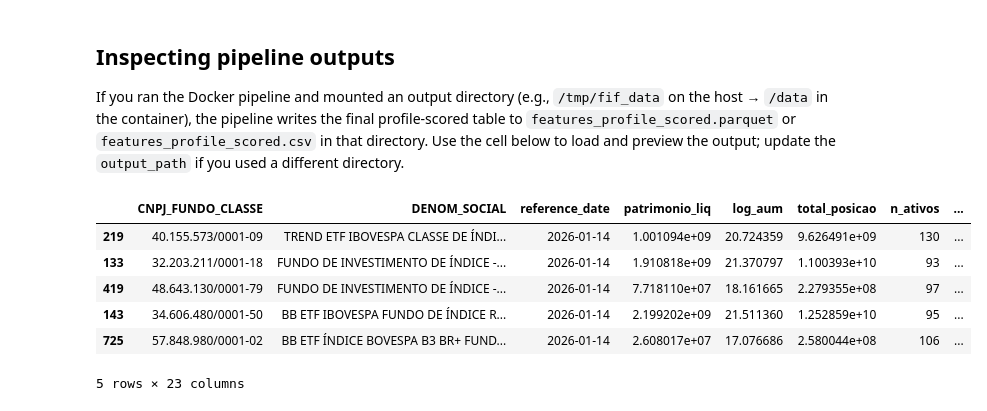
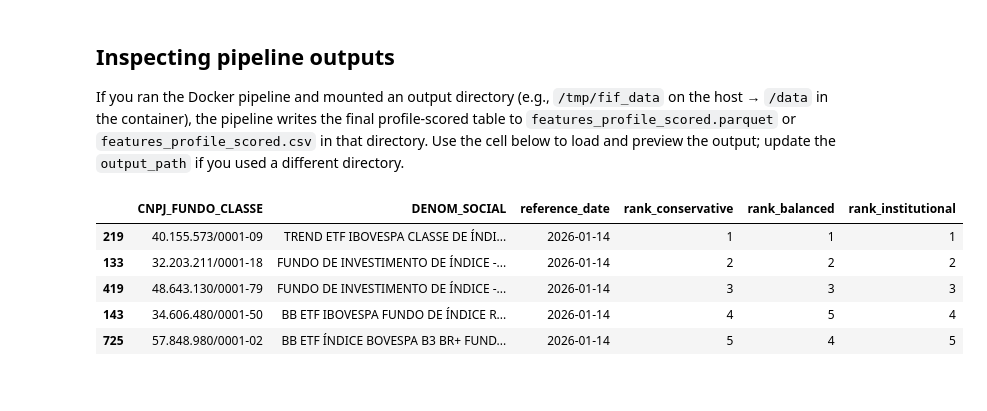
Before and after one commit to gpadpoll/fixed-income-fund-recsys, a Jupyter notebook: docs/notebooks/example.ipynb, the cells around one changed output. Saved outputs shown, nothing was run; the diff lists cells and outputs as text; code cells hidden in the pictures.

```diff
--- a/docs/notebooks/example.ipynb
+++ b/docs/notebooks/example.ipynb
@@ -355,9 +433,13 @@ score_df.head()
 
 Use `compute_profile_scores_from_yaml` (from `fif_recsys.commands.policy`) to aggregate weighted scores into a single profile score and ranking for each fund. Profiles are defined in the `profile` section of the configuration (e.g., `conservative`, `balanced`, `institutional`).
 # %%
+import pandas as pd
+pd.set_option('display.max_colwidth', None) # or set to a large integer value (e.g., 500)
+
+
 from fif_recsys.commands.policy import compute_profile_scores_from_yaml
 
 ranking_df = compute_profile_scores_from_yaml(score_df.fillna(0), config_d)
 
-ranking_df.head()
+ranking_df[['CNPJ_FUNDO_CLASSE', 'DENOM_SOCIAL', 'reference_date', *[c for c in ranking_df.columns if 'rank' in c]]].head()
 # %% [output]
@@ -386,15 +467,14 @@ Feel free to update this notebook with real data paths and run the pipeline end-
 
 If you ran the Docker pipeline and mounted an output directory (e.g., `/tmp/fif_data` on the host → `/data` in the container), the pipeline writes the final profile-scored table to `features_profile_scored.parquet` or `features_profile_scored.csv` in that directory. Use the cell below to load and preview the output; update the `output_path` if you used a different directory.
 # %%
-ranking_df.sort_values(by='rank_conservative', ascending=True)[:5]
+ranking_df[['CNPJ_FUNDO_CLASSE', 'DENOM_SOCIAL', 'reference_date', *[c for c in ranking_df.columns if 'rank' in c]]].sort_values(by='rank_conservative', ascending=True)[:5]
 # %% [output]
-|  | CNPJ_FUNDO_CLASSE | DENOM_SOCIAL | reference_date | patrimonio_liq | log_aum | total_posicao | n_ativos | ... |
-| 219 | 40.155.573/0001-09 | TREND ETF IBOVESPA CLASSE DE ÍNDI... | 2026-01-14 | 1.001094e+09 | 20.724359 | 9.626491e+09 | 130 | ... |
-| 133 | 32.203.211/0001-18 | FUNDO DE INVESTIMENTO DE ÍNDICE -... | 2026-01-14 | 1.910818e+09 | 21.370797 | 1.100393e+10 | 93 | ... |
-| 419 | 48.643.130/0001-79 | FUNDO DE INVESTIMENTO DE ÍNDICE -... | 2026-01-14 | 7.718110e+07 | 18.161665 | 2.279355e+08 | 97 | ... |
-| 143 | 34.606.480/0001-50 | BB ETF IBOVESPA FUNDO DE ÍNDICE R... | 2026-01-14 | 2.199202e+09 | 21.511360 | 1.252859e+10 | 95 | ... |
-| 725 | 57.848.980/0001-02 | BB ETF ÍNDICE BOVESPA B3 BR+ FUND... | 2026-01-14 | 2.608017e+07 | 17.076686 | 2.580044e+08 | 106 | ... |
+|  | CNPJ_FUNDO_CLASSE | DENOM_SOCIAL | reference_date | rank_conservative | rank_balanced | rank_institutional |
+| 219 | 40.155.573/0001-09 | TREND ETF IBOVESPA CLASSE DE ÍNDI... | 2026-01-14 | 1 | 1 | 1 |
+| 133 | 32.203.211/0001-18 | FUNDO DE INVESTIMENTO DE ÍNDICE -... | 2026-01-14 | 2 | 2 | 2 |
+| 419 | 48.643.130/0001-79 | FUNDO DE INVESTIMENTO DE ÍNDICE -... | 2026-01-14 | 3 | 3 | 3 |
+| 143 | 34.606.480/0001-50 | BB ETF IBOVESPA FUNDO DE ÍNDICE R... | 2026-01-14 | 4 | 5 | 4 |
+| 725 | 57.848.980/0001-02 | BB ETF ÍNDICE BOVESPA B3 BR+ FUND... | 2026-01-14 | 5 | 4 | 5 |
-5 rows × 23 columns
 # %%
 # Load and preview the profile-scored table
 from pathlib import Path
```
Also changed, not shown: parts of 4 cells of this notebook, 3 other files.
